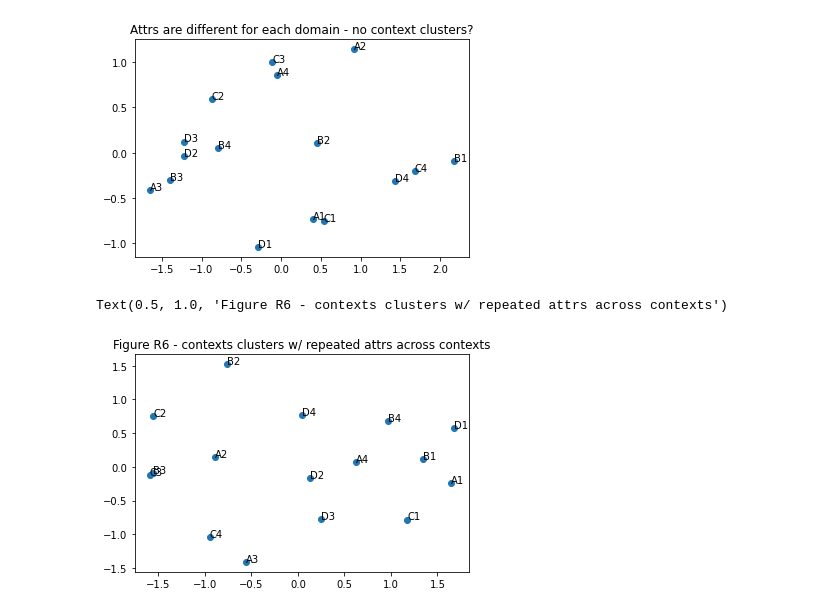
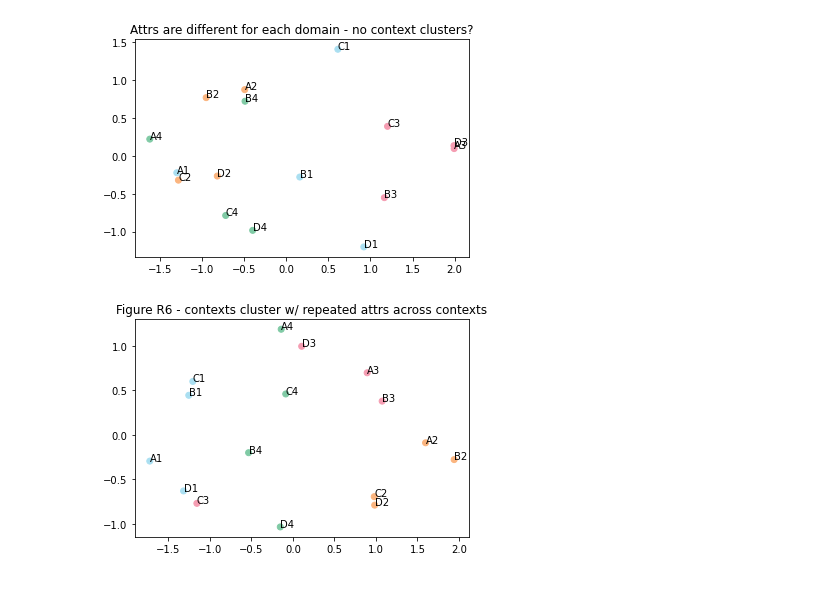
Before and after one commit to ethanbb/disjoint-domain, a Jupyter notebook: context_clusters.ipynb, the cells around one changed output. Saved outputs shown, nothing was run; the diff lists cells and outputs as text; code cells hidden in the pictures.

Commit message:
Tweaks to context clusters testing

```diff
--- a/context_clusters.ipynb
+++ b/context_clusters.ipynb
@@ -1,4 +1,5 @@
 # %%
+%matplotlib widget
 import numpy as np
 import matplotlib.pyplot as plt
 from sklearn.decomposition import PCA
@@ -6,33 +7,33 @@ import disjoint_domain as dd
 
 _, ctx_names = dd.get_contexts()
 pca = PCA(n_components=2)
+colors = dd.get_domain_colors()
 # %%
-with np.load('data/original_new_dd_res_2021-01-12_20-21-39.npz', allow_pickle=True) as resfile:
+with np.load('data/original_single_long_dd_res_2021-07-08_02-24-33.npz', allow_pickle=True) as resfile:
     resfile_snaps = resfile['snapshots'].item()
 
 ctx_repr_2D = pca.fit_transform(resfile_snaps['context'][0, -1])
 
 fig, ax = plt.subplots()
-ax.scatter(*ctx_repr_2D.T)
+ax.scatter(*ctx_repr_2D.T, c=np.tile(colors[:4], 4))
 for c in range(16):
     ax.annotate(ctx_names[c], ctx_repr_2D[c])
 ax.set_title('Attrs are different for each domain - no context clusters?')
 plt.show()
 # %% [output]
-[figure, old version]
+[figure, new version]
 # %%
 # Repeated attrs version - each domain is the same modulo outputting on its own units
-with np.load('data/repeated_attrs_dd_res_2021-07-03_22-50-03.npz', allow_pickle=True) as resfile_rep_attrs:
+with np.load('data/repeated_attrs_long_dd_res_2021-07-08_02-35-01.npz', allow_pickle=True) as resfile_rep_attrs:
     resfile_rep_attrs_snaps = resfile_rep_attrs['snapshots'].item()
 
 ctx_repr_2D_rep_attrs = pca.fit_transform(resfile_rep_attrs_snaps['context'][0, -1])
 
 fig, ax = plt.subplots()
-ax.scatter(*ctx_repr_2D_rep_attrs.T)
+ax.scatter(*ctx_repr_2D_rep_attrs.T, c=np.tile(colors[:4], 4))
 for c in range(16):
     ax.annotate(ctx_names[c], ctx_repr_2D_rep_attrs[c])
-ax.set_title('Figure R6 - contexts cluster w/ repeated attrs across contexts')
+ax.set_title('Figure R6 - contexts cluster w/ repeated attrs across domains')
 plt.show()
 # %% [output]
-Text(0.5, 1.0, 'Figure R6 - contexts clusters w/ repeated attrs across contexts')
-[figure, old version]
+[figure, new version]
```
Also changed, not shown: 3 other files.
